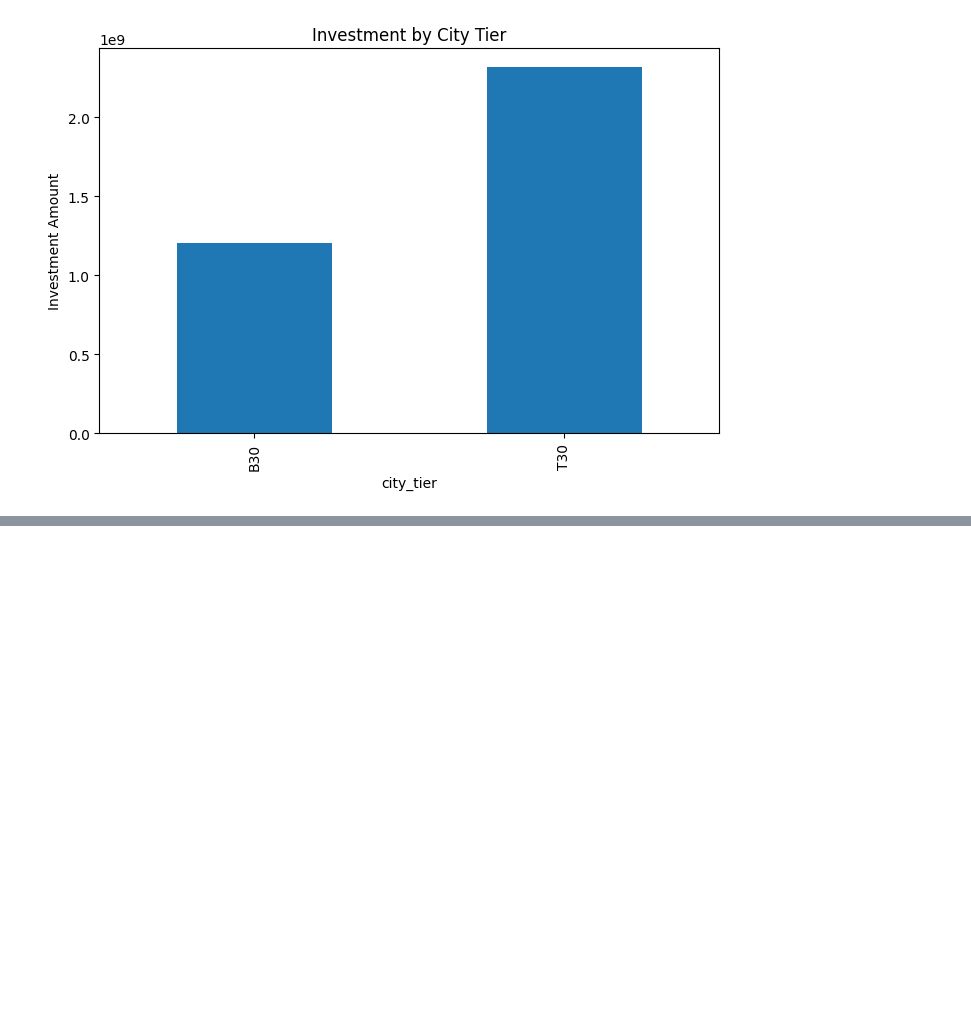
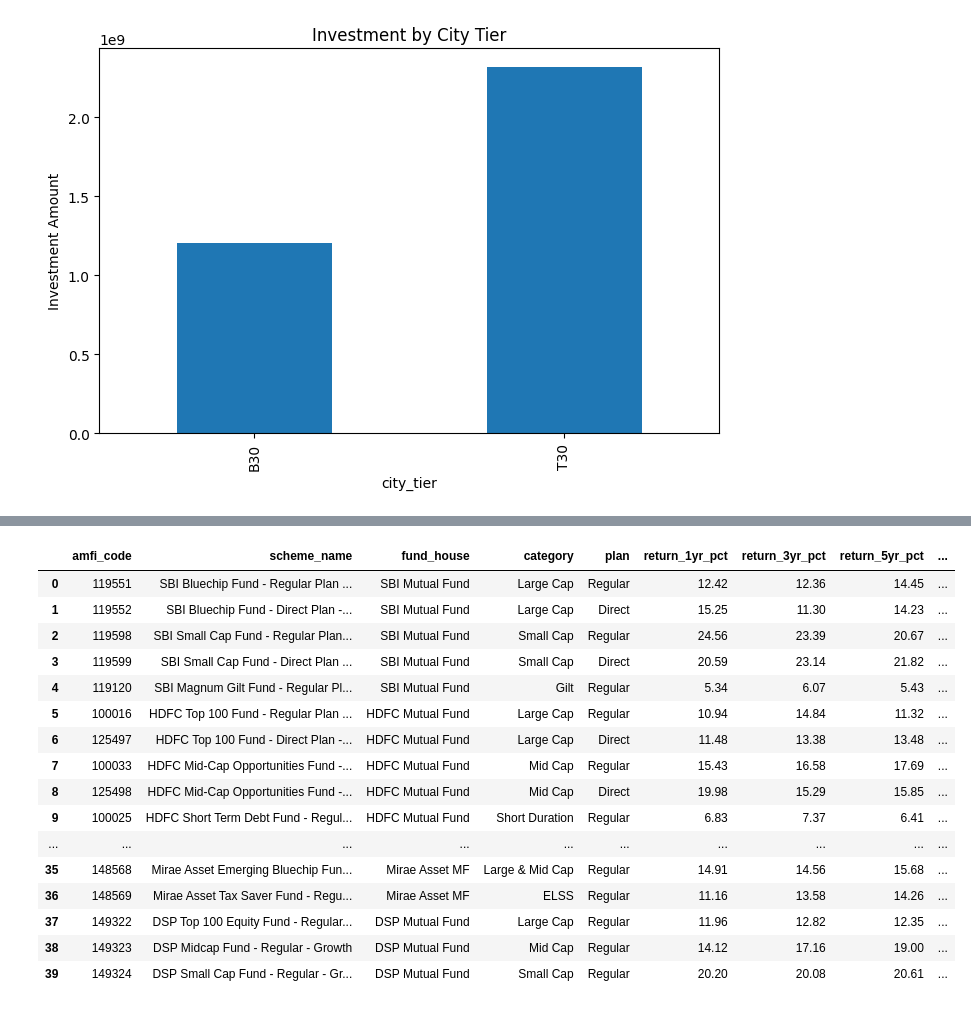
Before and after one commit to yadavprateek084/Mutual_Fund_Analytics, a Jupyter notebook: notebooks/eda.ipynb, the cells around one changed output, grey strips where cells are left out. Cells and saved outputs as stored; diff of their text form; code cells hidden in the pictures; blank space fills up the shorter version.

```diff
--- a/notebooks/eda.ipynb
+++ b/notebooks/eda.ipynb
@@ -271,0 +369,20 @@ plt.show()
+# %%
+performance[performance['sharpe_ratio']>0]
+# %% [output]
+|  | amfi_code | scheme_name | fund_house | category | plan | return_1yr_pct | return_3yr_pct | return_5yr_pct | ... |
+| 0 | 119551 | SBI Bluechip Fund - Regular Plan ... | SBI Mutual Fund | Large Cap | Regular | 12.42 | 12.36 | 14.45 | ... |
+| 1 | 119552 | SBI Bluechip Fund - Direct Plan -... | SBI Mutual Fund | Large Cap | Direct | 15.25 | 11.30 | 14.23 | ... |
+| 2 | 119598 | SBI Small Cap Fund - Regular Plan... | SBI Mutual Fund | Small Cap | Regular | 24.56 | 23.39 | 20.67 | ... |
+| 3 | 119599 | SBI Small Cap Fund - Direct Plan ... | SBI Mutual Fund | Small Cap | Direct | 20.59 | 23.14 | 21.82 | ... |
+| 4 | 119120 | SBI Magnum Gilt Fund - Regular Pl... | SBI Mutual Fund | Gilt | Regular | 5.34 | 6.07 | 5.43 | ... |
+| 5 | 100016 | HDFC Top 100 Fund - Regular Plan ... | HDFC Mutual Fund | Large Cap | Regular | 10.94 | 14.84 | 11.32 | ... |
+| 6 | 125497 | HDFC Top 100 Fund - Direct Plan -... | HDFC Mutual Fund | Large Cap | Direct | 11.48 | 13.38 | 13.48 | ... |
+| 7 | 100033 | HDFC Mid-Cap Opportunities Fund -... | HDFC Mutual Fund | Mid Cap | Regular | 15.43 | 16.58 | 17.69 | ... |
+| 8 | 125498 | HDFC Mid-Cap Opportunities Fund -... | HDFC Mutual Fund | Mid Cap | Direct | 19.98 | 15.29 | 15.85 | ... |
+| 9 | 100025 | HDFC Short Term Debt Fund - Regul... | HDFC Mutual Fund | Short Duration | Regular | 6.83 | 7.37 | 6.41 | ... |
+| ... | ... | ... | ... | ... | ... | ... | ... | ... | ... |
+| 35 | 148568 | Mirae Asset Emerging Bluechip Fun... | Mirae Asset MF | Large & Mid Cap | Regular | 14.91 | 14.56 | 15.68 | ... |
+| 36 | 148569 | Mirae Asset Tax Saver Fund - Regu... | Mirae Asset MF | ELSS | Regular | 11.16 | 13.58 | 14.26 | ... |
+| 37 | 149322 | DSP Top 100 Equity Fund - Regular... | DSP Mutual Fund | Large Cap | Regular | 11.96 | 12.82 | 12.35 | ... |
+| 38 | 149323 | DSP Midcap Fund - Regular - Growth | DSP Mutual Fund | Mid Cap | Regular | 14.12 | 17.16 | 19.00 | ... |
+| 39 | 149324 | DSP Small Cap Fund - Regular - Gr... | DSP Mutual Fund | Small Cap | Regular | 20.20 | 20.08 | 20.61 | ... |
```
Also changed, not shown: parts of 16 cells of this notebook, 7 other files.
